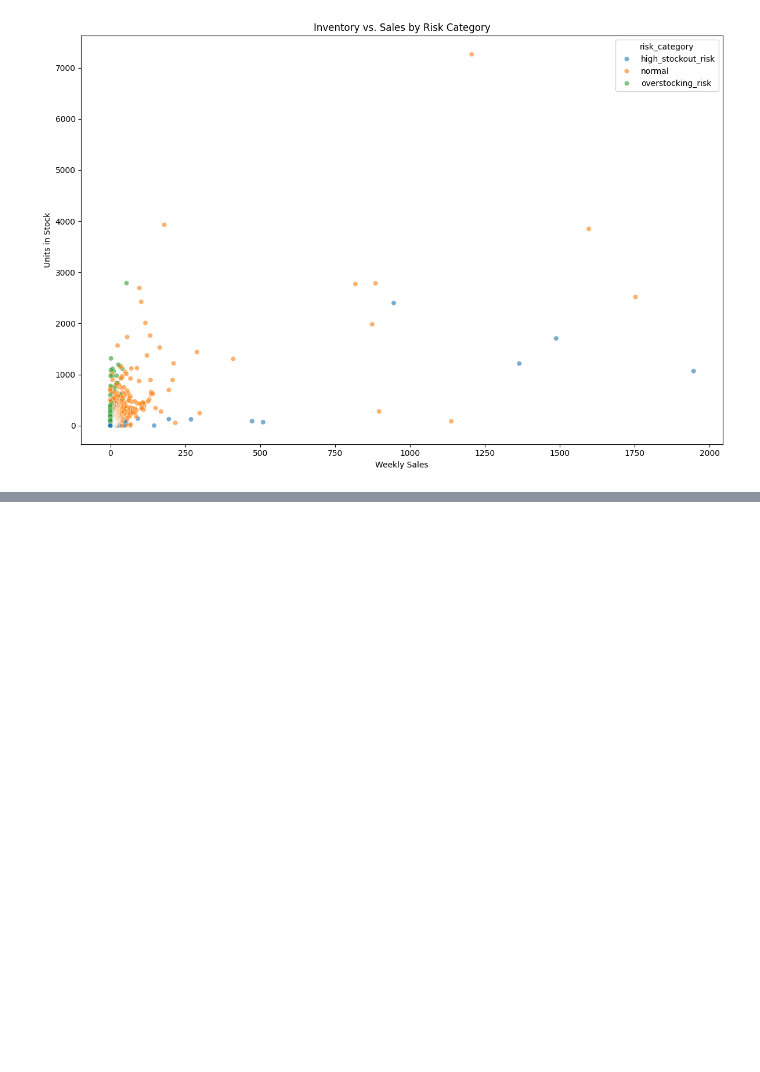
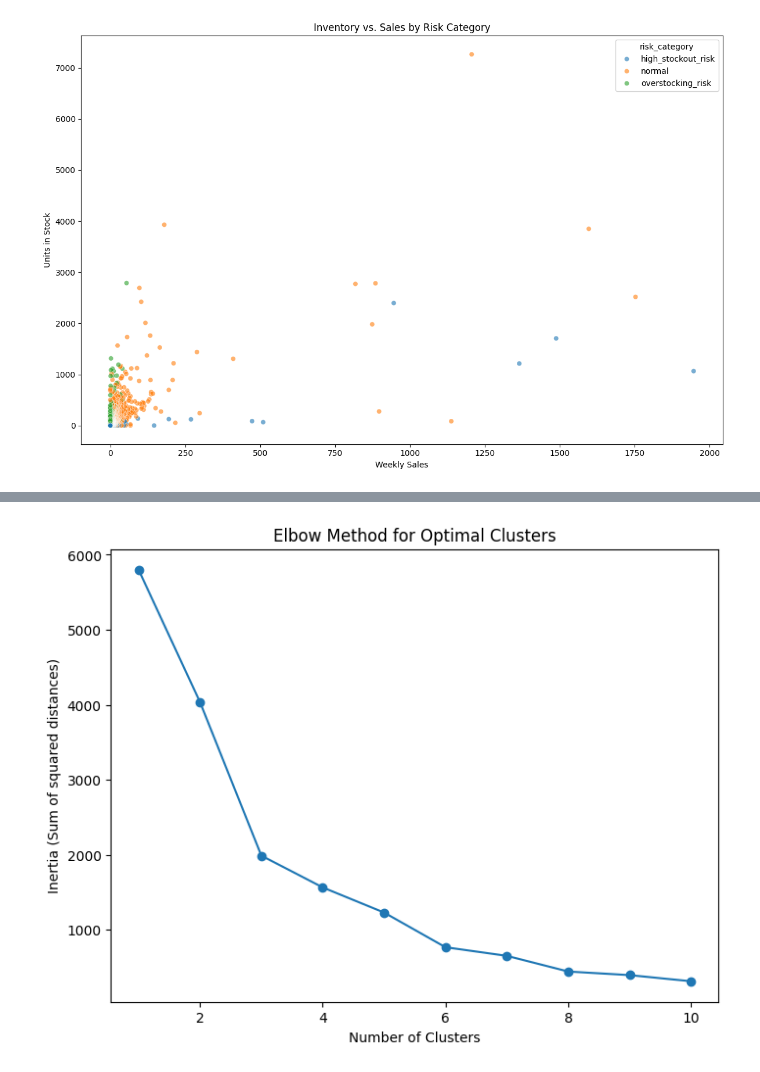
Before and after one commit to andrea-mar/books_dataset, a Jupyter notebook: dk.ipynb, the cells around one changed output, grey strips where cells are left out. Drawn from its saved outputs; the diff is of its cells as text; code cells hidden in the pictures; blank space fills up the shorter version.

Commit message:
kmeans outlier detection

```diff
--- a/dk.ipynb
+++ b/dk.ipynb
@@ -450,0 +477,14 @@ plt.tight_layout()
+# %%
+from sklearn.preprocessing import StandardScaler
+from sklearn.cluster import KMeans
+import numpy as np
+
+# Selecting relevant columns
+columns = [
+           'Forecast sales for this week',
+           'Retailer projected weeks of stock on Hand',
+           ]
+
+# Handle missing values (drop rows with missing data)
+df_clean = df[columns].dropna()
+df_clean.info()
@@ -450,0 +501,23 @@ plt.tight_layout()
+# %%
+# Scaling the features
+scaler = StandardScaler()
+scaled_data = scaler.fit_transform(df_clean)
+# %%
+# Elbow method to find the optimal number of clusters
+inertia = []  # List to store inertia values for different cluster numbers
+
+# Test for a range of cluster numbers
+for k in range(1, 11):  # Testing 1 to 10 clusters
+    kmeans = KMeans(n_clusters=k, random_state=42)
+    kmeans.fit(scaled_data)
+    inertia.append(kmeans.inertia_)
+
+# Plot inertia to visualize the elbow point
+plt.figure(figsize=(8, 6))
+plt.plot(range(1, 11), inertia, marker='o')
+plt.title('Elbow Method for Optimal Clusters')
+plt.xlabel('Number of Clusters')
+plt.ylabel('Inertia (Sum of squared distances)')
+plt.show()
+# %% [output]
+[figure, added]
```
Also changed, not shown: parts of 9 cells of this notebook, 1 other file.
